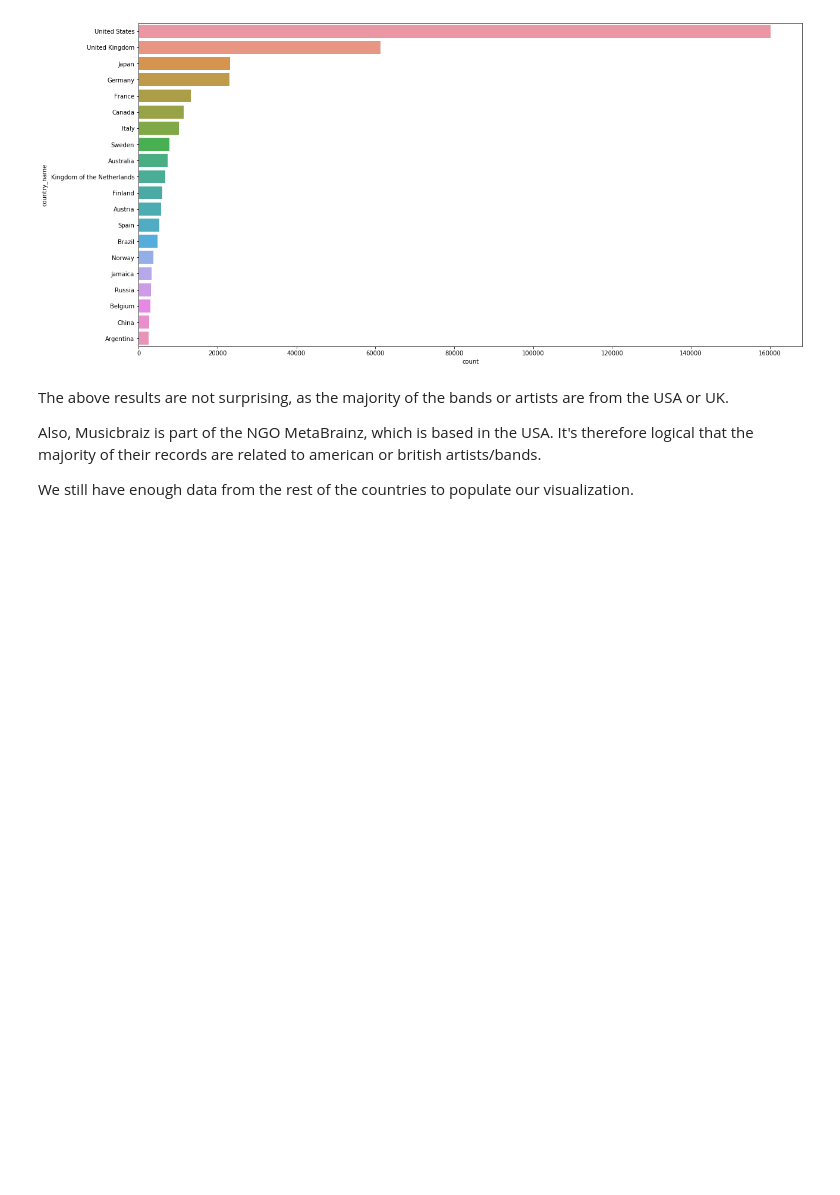
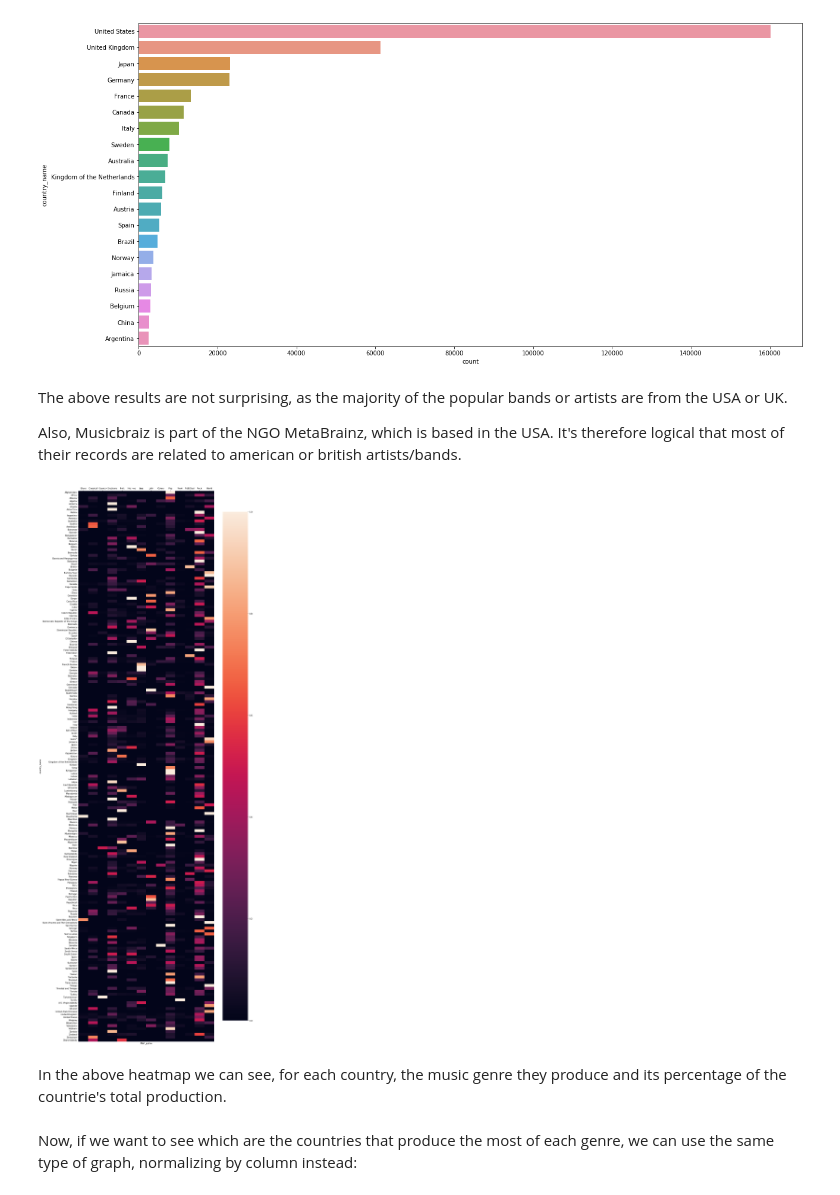
Before and after one commit to AInhoa84/Music_genre_visual_evolution, a Jupyter notebook: Data_analysis.ipynb, the cells around one changed output. Saved outputs shown, nothing was run; the diff lists cells and outputs as text; code cells hidden in the pictures; blank space fills up the shorter version.

Commit message:
Updated data analysis

```diff
--- a/Data_analysis.ipynb
+++ b/Data_analysis.ipynb
@@ -100,8 +105,33 @@ ax = sns.barplot(x='count', y='country_name', data=top_20)
 # %% [output]
 [figure]
 # %% [markdown]
-The above results are not surprising, as the majority of the bands or artists are from the USA or UK.
+The above results are not surprising, as the majority of the popular bands or artists are from the USA or UK.
 
-Also, Musicbraiz is part of the NGO MetaBrainz, which is based in the USA. It's therefore logical that the majority of their records are related to american or british artists/bands.
-
-We still have enough data from the rest of the countries to populate our visualization.
+Also, Musicbraiz is part of the NGO MetaBrainz, which is based in the USA. It's therefore logical that most of their records are related to american or british artists/bands.
+# %%
+#If we want to see the predominant genres by country:
+countries = pd.pivot_table(df,values='count',\
+                                index=['country_name',\
+                                       'Main_genre'], \
+                           aggfunc=np.sum)
+countries.reset_index(level=['country_name', \
+                               'Main_genre'], inplace=True)
+# %%
+#We change rows to columns:
+pivot = countries.pivot('country_name', 'Main_genre', 'count')
+pivot.replace(np.nan, 0, inplace=True) #replace nans for easier calculations
+# %%
+#We normalize each row to a percentage:
+norm = pivot.div(pivot.sum(axis=1), axis=0)
+# %%
+#And we draw a heatmap to see the predominant genres by country:
+plt.figure(figsize=(15,50))
+
+ax = sns.heatmap(norm, cbar=True)
+ax.xaxis.set_ticks_position('top')
+# %% [output]
+[figure, added]
+# %% [markdown]
+In the above heatmap we can see, for each country, the music genre they produce and its percentage of the countrie's total production.
+# %% [markdown]
+Now, if we want to see which are the countries that produce the most of each genre, we can use the same type of graph, normalizing by column instead:
```
Also changed, not shown: parts of 34 cells of this notebook.
